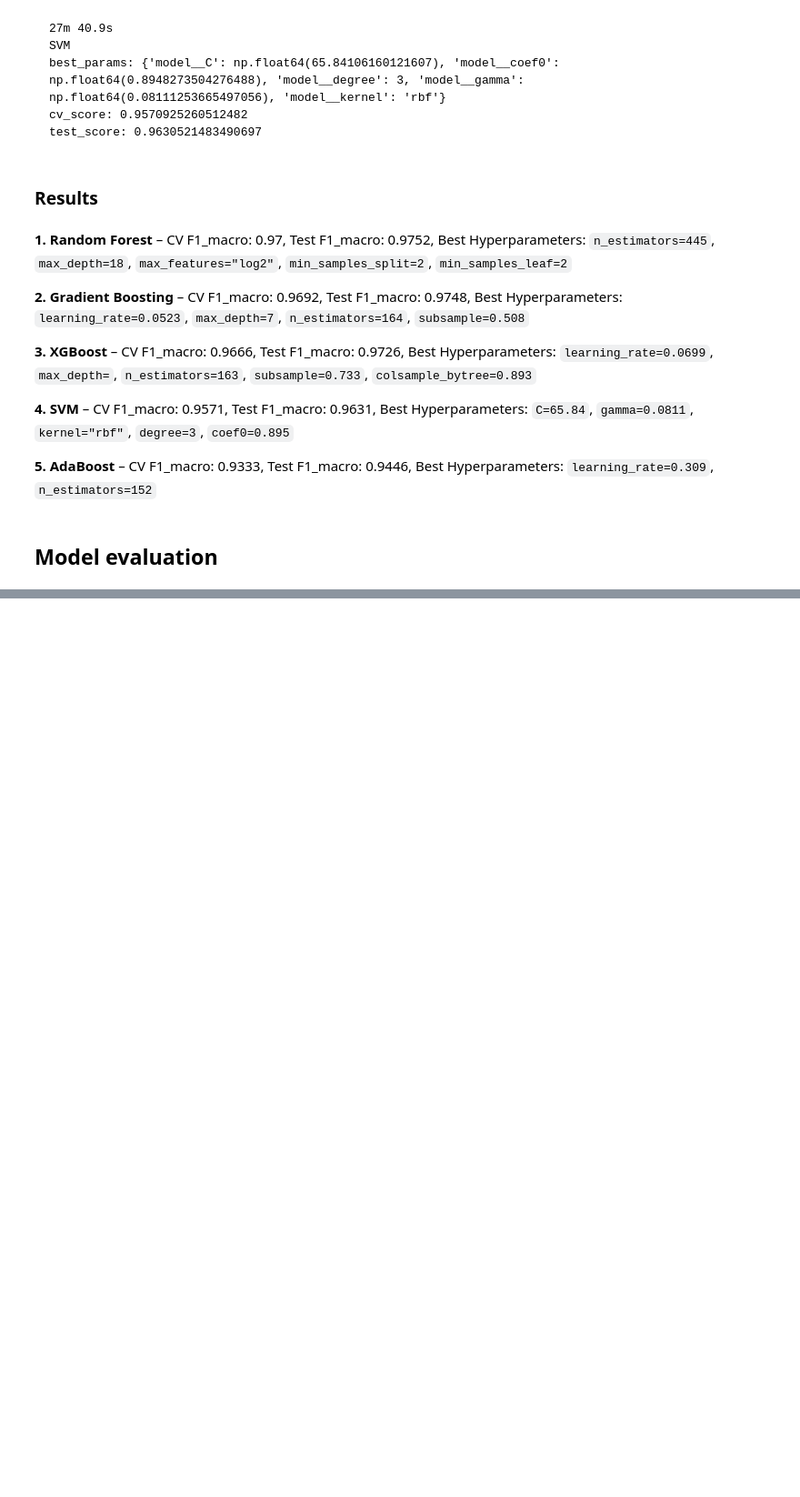
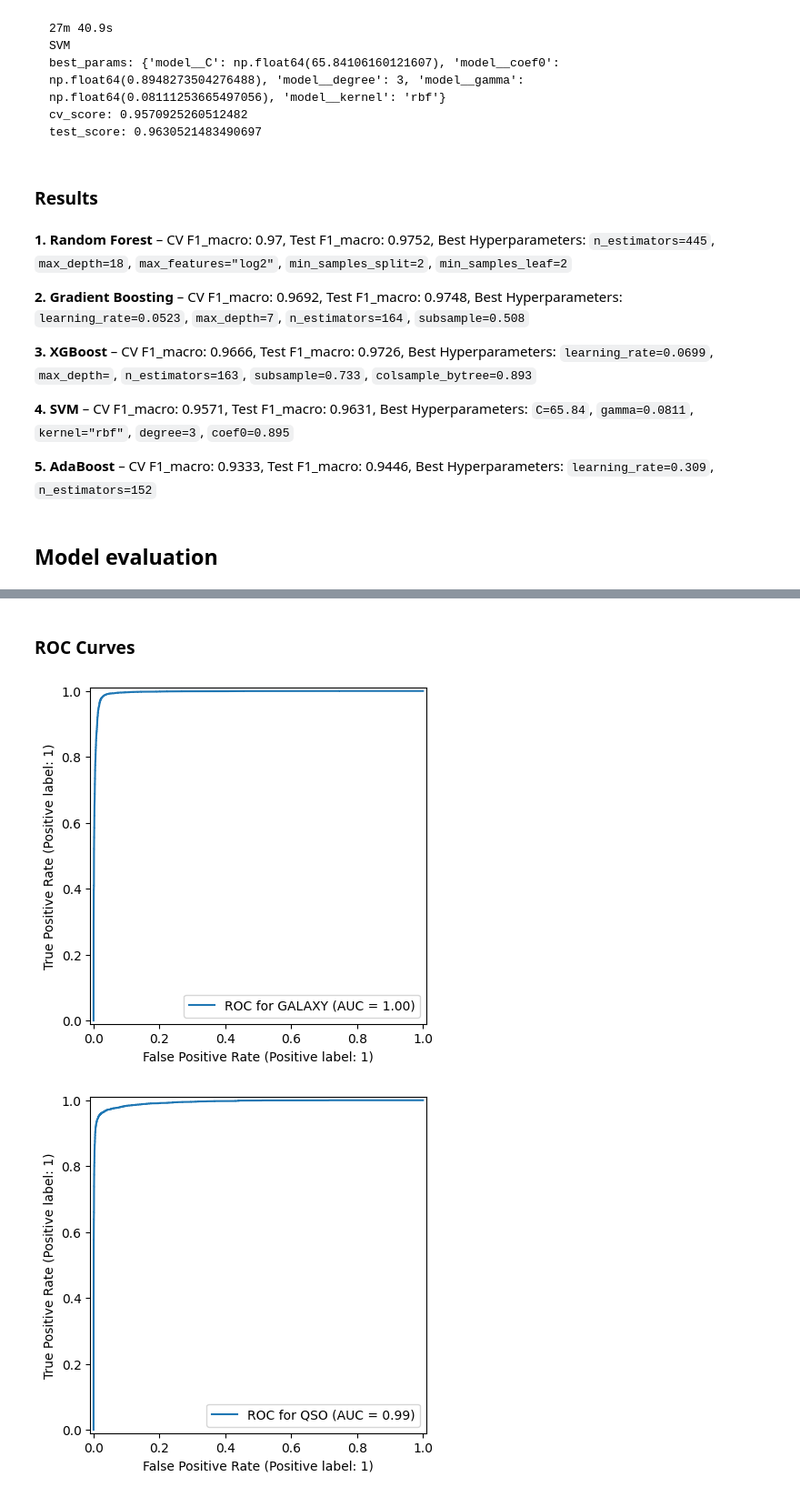
Before and after one commit to sunblade02/ml-astronomy, a Jupyter notebook: ML-Astronomy.ipynb, the cells around one changed output, grey strips where cells are left out. Shown at 91% size. Drawn from its saved outputs; the diff is of its cells as text; code cells hidden in the pictures; blank space fills up the shorter version.

```diff
--- a/ML-Astronomy.ipynb
+++ b/ML-Astronomy.ipynb
@@ -527,0 +594,12 @@ test_score: 0.9630521483490697
+# %% [markdown]
+### ROC Curves
+# %%
+for i, class_name in enumerate(encoder.classes_):
+    RocCurveDisplay.from_predictions(
+        y_true=(y_test_enc == i).astype(int),
+        y_score=y_prob[:, i],
+        name=f"ROC for {class_name}"
+    )
+# %% [output]
+[figure, added]
+[figure, added]
```
Also changed, not shown: parts of 10 cells of this notebook.
